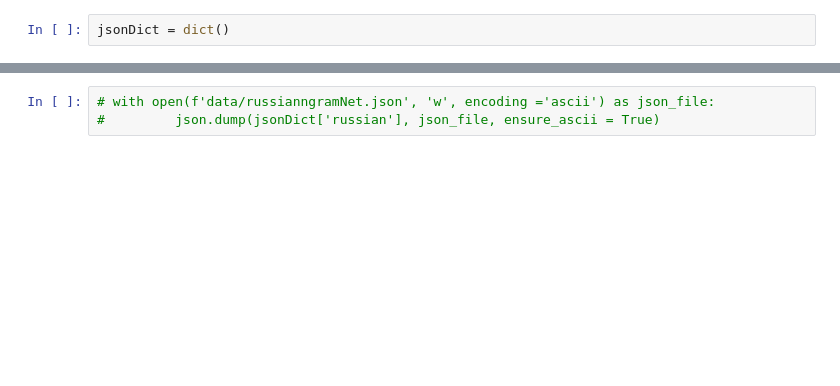
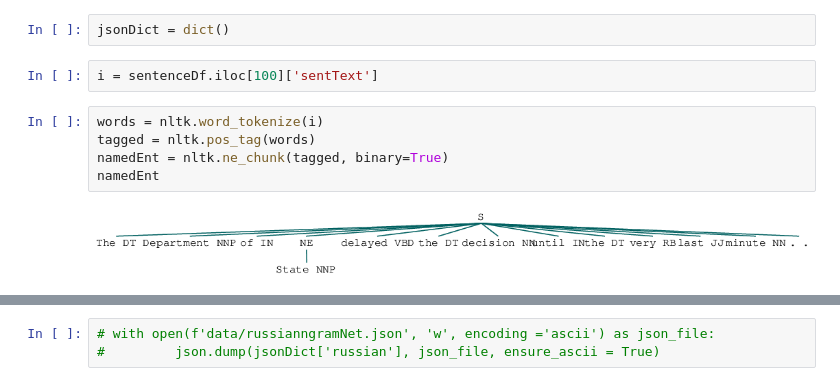
Before and after one commit to eelegiap/ukraine-media-CSLI, a Jupyter notebook: summary_and_ngrams.ipynb, the cells around one changed output, grey strips where cells are left out. Saved outputs shown, nothing was run; the diff lists cells and outputs as text; blank space fills up the shorter version.

```diff
--- a/summary_and_ngrams.ipynb
+++ b/summary_and_ngrams.ipynb
@@ -204,5 +196,14 @@ engStopwords = set(stopwords.words('english'))
 # %%
 jsonDict = dict()
+# %%
+i = sentenceDf.iloc[100]['sentText']
+# %%
+words = nltk.word_tokenize(i)
+tagged = nltk.pos_tag(words)
+namedEnt = nltk.ne_chunk(tagged, binary=True)
+namedEnt
+# %% [output]
+[figure, added]
 # %%
 %%time
 # get cooccurrence connections
```
Also changed, not shown: parts of 43 cells of this notebook, 25 other files.
